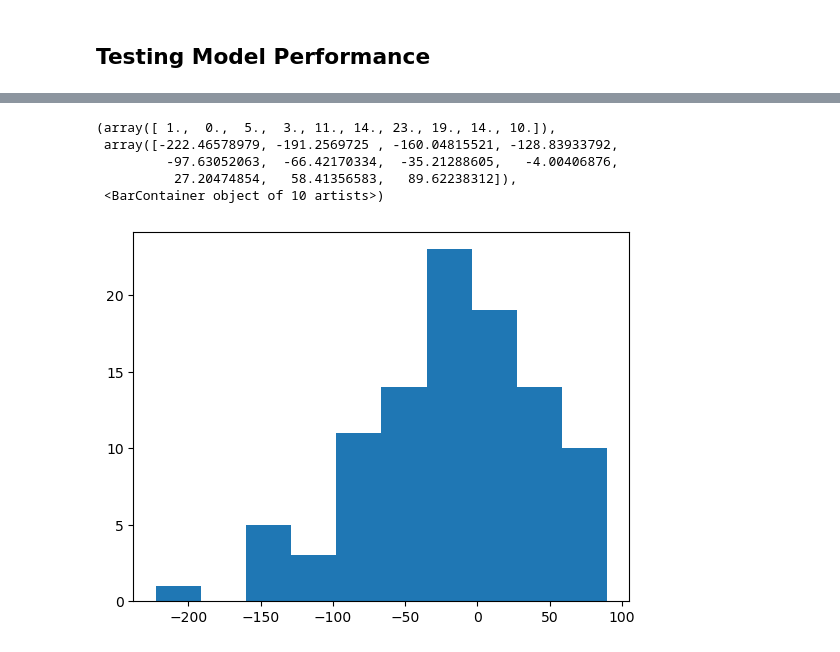
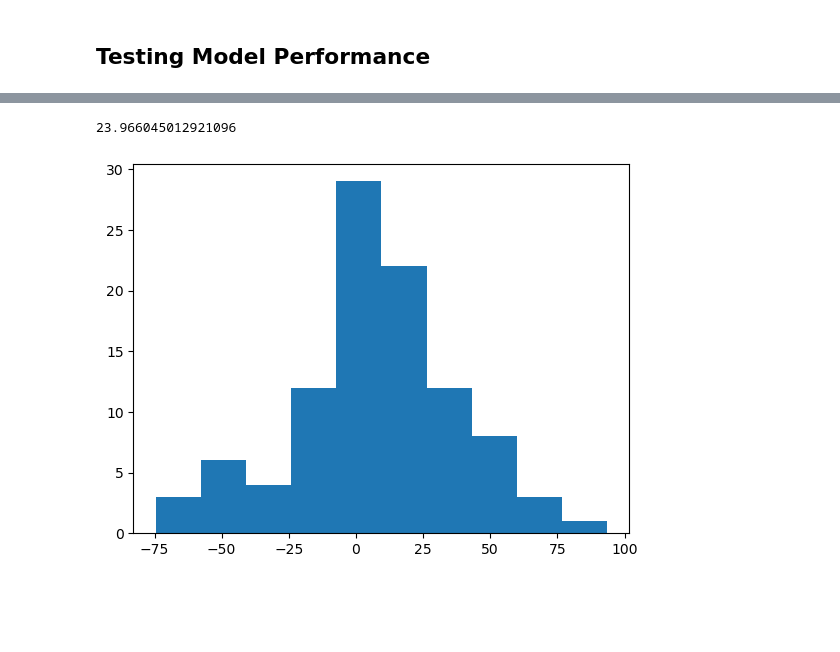
Before and after one commit to stevespreiz/engine_failure_prediction, a Jupyter notebook: notebooks/4.0-ss-rnn-trial.ipynb, the cells around one changed output, grey strips where cells are left out. Saved outputs shown, nothing was run; the diff lists cells and outputs as text; code cells hidden in the pictures; blank space fills up the shorter version.

```diff
--- a/notebooks/4.0-ss-rnn-trial.ipynb
+++ b/notebooks/4.0-ss-rnn-trial.ipynb
@@ -179,10 +195,11 @@ plt.plot(all_losses)
 # %%
 def evaluate(input):
     with torch.no_grad():
-        hidden = rnn.initHidden()
+        # hidden = rnn.initHidden()
 
-        for t in range(input.size()[0]):
-            output,hidden = rnn(input[t],hidden)
+        # for t in range(input.size()[0]):
+        rnn.eval()
+        output,hidden = rnn(input)
 
     return output
 
@@ -195,5 +212,9 @@ n_train = 100
 error = np.zeros((n_train,1))
 for i in range(n_train):
     data,rul = sampleData(train_file,maxUnits)
+    data = data.to(device)
+    rul = rul.to(device)
     pred = predict(data)
-    error[i] = (pred - rul).item()
+    print(pred[-1].cpu())
+    error[i] = ((pred[-1] - rul[-1]).cpu())
+print(error)
@@ -200,9 +239,10 @@ for i in range(n_train):
-# %%
-plt.hist(error)
-# %% [output]
-(array([ 1.,  0.,  5.,  3., 11., 14., 23., 19., 14., 10.]),
- array([-222.46578979, -191.2569725 , -160.04815521, -128.83933792,
-         -97.63052063,  -66.42170334,  -35.21288605,   -4.00406876,
-          27.20474854,   58.41356583,   89.62238312]),
- <BarContainer object of 10 artists>)
-[figure, removed]
+# %%
+err = np.zeros((n_train,25))
+err[:,0] = error[:,0]
+err = scaler.inverse_transform(err)
+error = err[:,0]
+plt.hist(error)
+print(np.average(np.abs(error)))
+# %% [output]
+23.966045012921096
+[figure, added]
```
Also changed, not shown: parts of 11 cells of this notebook.
